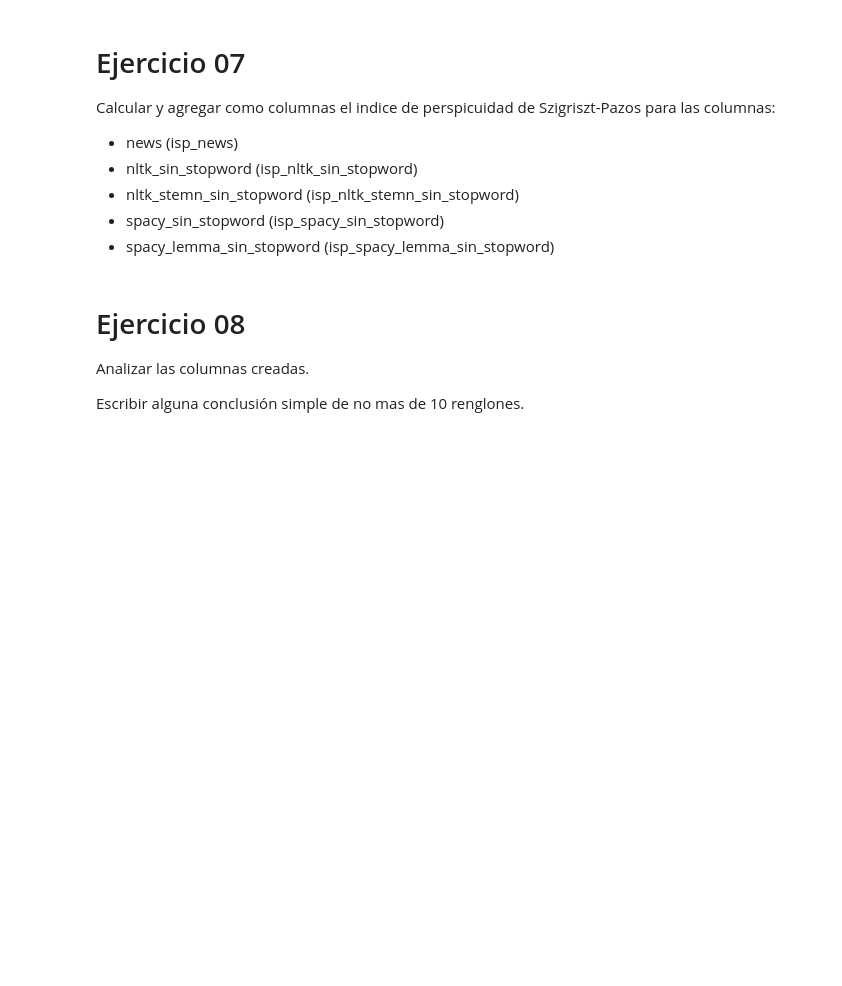
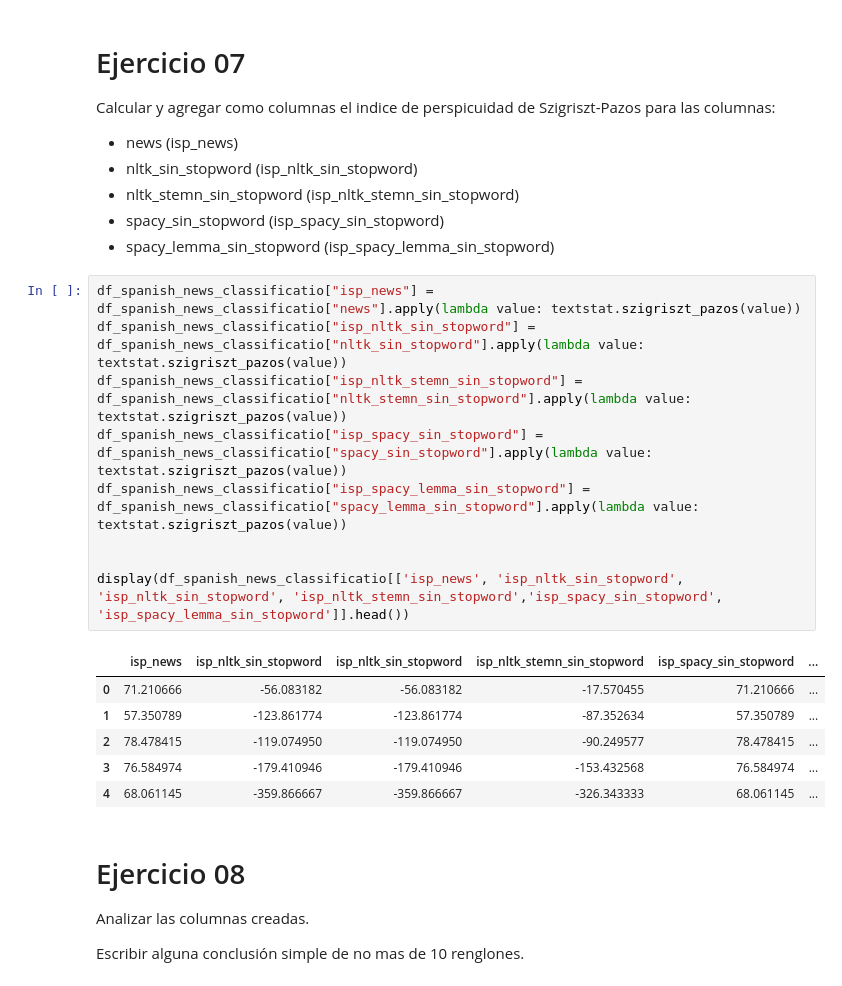
Before and after one commit to baubyte/HerramientasDeSoftwareParaElAnalisisDeDatos, a Jupyter notebook: Tema_6/Ejercicios/Semana_06_Practica_06.ipynb, the cells around one changed output. Cells and saved outputs as stored; diff of their text form; blank space fills up the shorter version.

```diff
--- a/Tema_6/Ejercicios/Semana_06_Practica_06.ipynb
+++ b/Tema_6/Ejercicios/Semana_06_Practica_06.ipynb
@@ -187,6 +227,22 @@ Calcular y agregar como columnas el indice de perspicuidad de Szigriszt-Pazos pa
 - nltk_stemn_sin_stopword (isp_nltk_stemn_sin_stopword)
 - spacy_sin_stopword (isp_spacy_sin_stopword)
 - spacy_lemma_sin_stopword (isp_spacy_lemma_sin_stopword)
+# %%
+df_spanish_news_classificatio["isp_news"] = df_spanish_news_classificatio["news"].apply(lambda value: textstat.szigriszt_pazos(value))
+df_spanish_news_classificatio["isp_nltk_sin_stopword"] = df_spanish_news_classificatio["nltk_sin_stopword"].apply(lambda value: textstat.szigriszt_pazos(value))
+df_spanish_news_classificatio["isp_nltk_stemn_sin_stopword"] = df_spanish_news_classificatio["nltk_stemn_sin_stopword"].apply(lambda value: textstat.szigriszt_pazos(value))
+df_spanish_news_classificatio["isp_spacy_sin_stopword"] = df_spanish_news_classificatio["spacy_sin_stopword"].apply(lambda value: textstat.szigriszt_pazos(value))
+df_spanish_news_classificatio["isp_spacy_lemma_sin_stopword"] = df_spanish_news_classificatio["spacy_lemma_sin_stopword"].apply(lambda value: textstat.szigriszt_pazos(value))
+
+
+display(df_spanish_news_classificatio[['isp_news', 'isp_nltk_sin_stopword', 'isp_nltk_sin_stopword', 'isp_nltk_stemn_sin_stopword','isp_spacy_sin_stopword', 'isp_spacy_lemma_sin_stopword']].head())
+# %% [output]
+|  | isp_news | isp_nltk_sin_stopword | isp_nltk_sin_stopword | isp_nltk_stemn_sin_stopword | isp_spacy_sin_stopword | ... |
+| 0 | 71.210666 | -56.083182 | -56.083182 | -17.570455 | 71.210666 | ... |
+| 1 | 57.350789 | -123.861774 | -123.861774 | -87.352634 | 57.350789 | ... |
+| 2 | 78.478415 | -119.074950 | -119.074950 | -90.249577 | 78.478415 | ... |
+| 3 | 76.584974 | -179.410946 | -179.410946 | -153.432568 | 76.584974 | ... |
+| 4 | 68.061145 | -359.866667 | -359.866667 | -326.343333 | 68.061145 | ... |
 # %% [markdown]
 # Ejercicio 08
 
```
Also changed, not shown: parts of 4 cells of this notebook.
